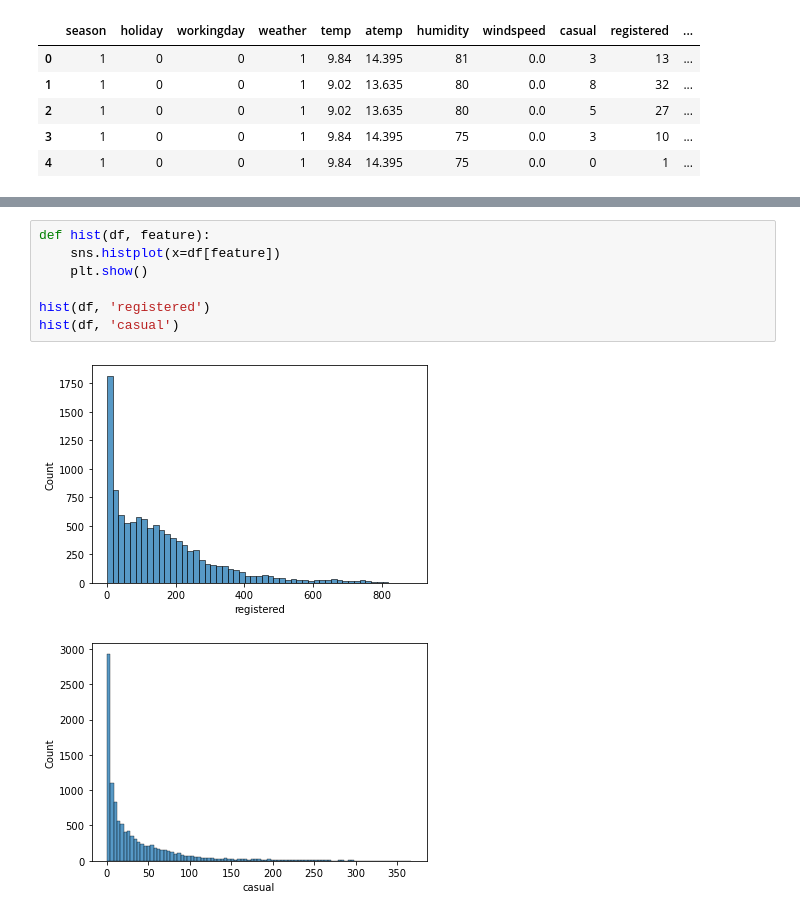
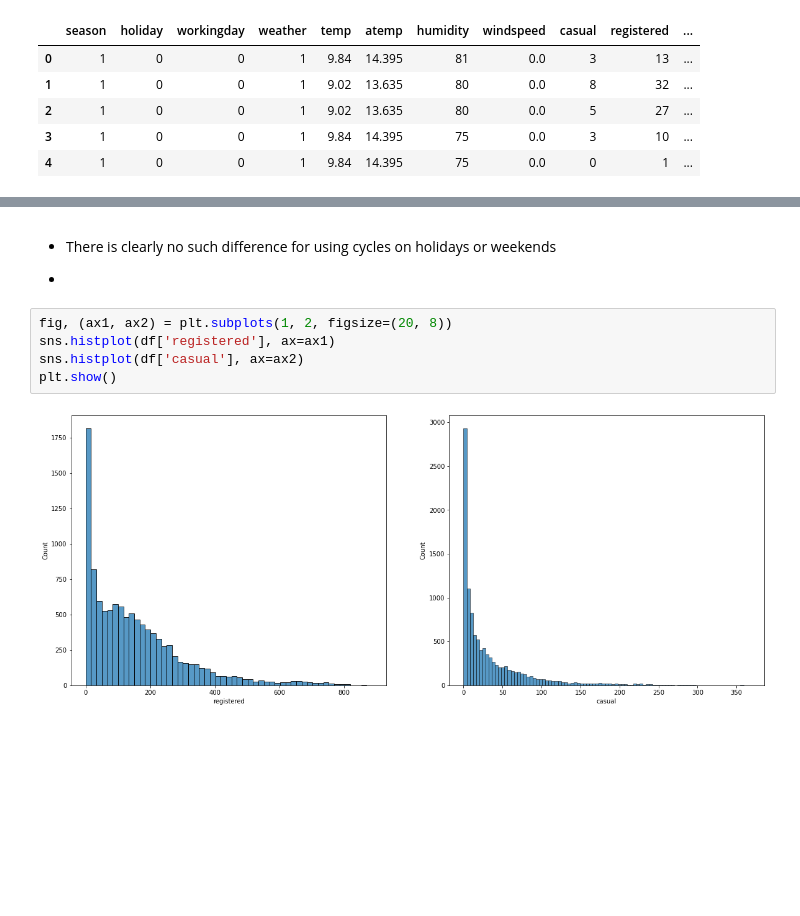
Before and after one commit to Mr-Dheer/BikeSharing, a Jupyter notebook: code.ipynb, the cells around one changed output, grey strips where cells are left out. Cells and saved outputs as stored; diff of their text form; blank space fills up the shorter version.

```diff
--- a/code.ipynb
+++ b/code.ipynb
@@ -89,10 +107,11 @@ countplot(df, 'season')
-# %%
-def hist(df, feature):
-    sns.histplot(x=df[feature])
-    plt.show()
-
-hist(df, 'registered')
-hist(df, 'casual')
-# %% [output]
-[figure, removed]
-[figure, removed]
+# %% [markdown]
+- There is clearly no such difference for using cycles on holidays or weekends
+
+-
+# %%
+fig, (ax1, ax2) = plt.subplots(1, 2, figsize=(20, 8))
+sns.histplot(df['registered'], ax=ax1)
+sns.histplot(df['casual'], ax=ax2)
+plt.show()
+# %% [output]
+[figure, added]
```
Also changed, not shown: parts of 38 cells of this notebook.
